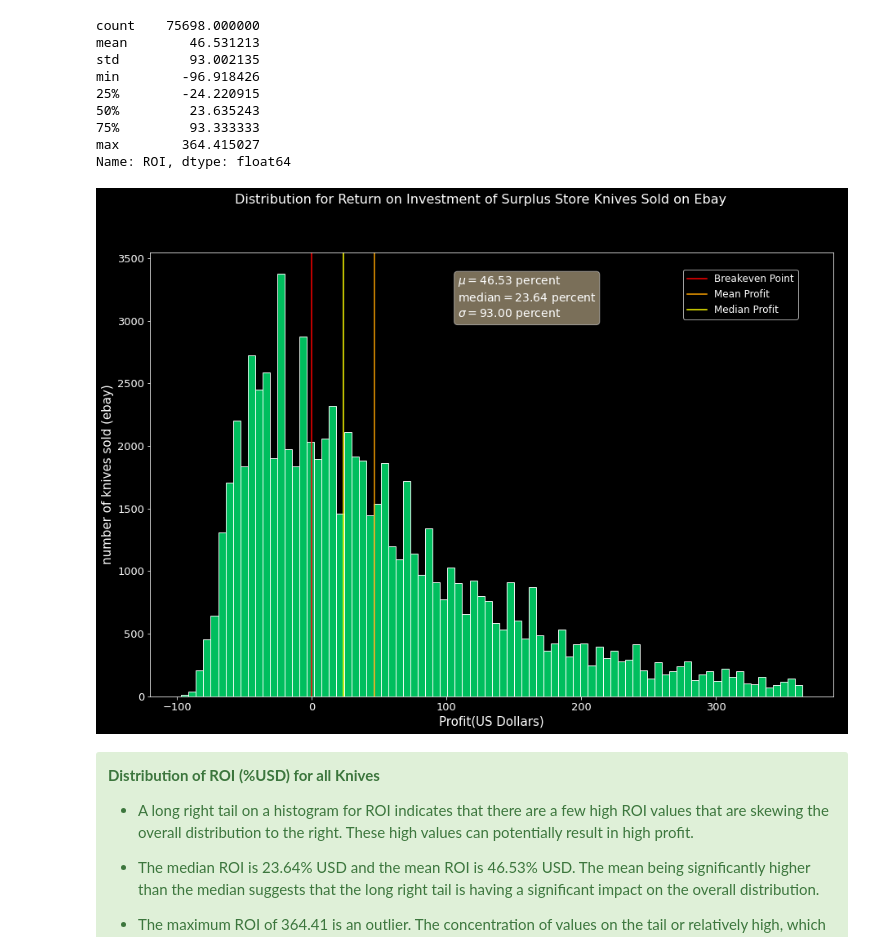
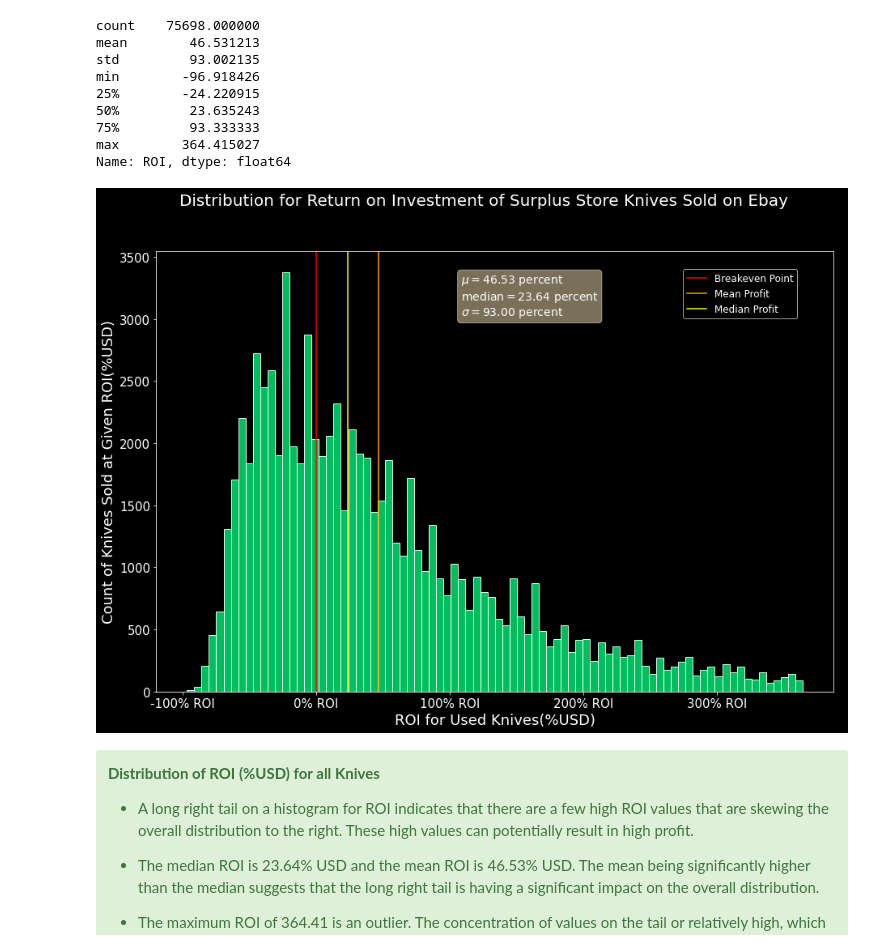
Before and after one commit to ddey117/Neural_Network_Predicting_Reseller_Success_Ebay, a Jupyter notebook: Notebooks/Obtain_Explore_Notebook.ipynb, the cells around one changed output. Cells and saved outputs as stored; diff of their text form; code cells hidden in the pictures.

```diff
--- a/Notebooks/Obtain_Explore_Notebook.ipynb
+++ b/Notebooks/Obtain_Explore_Notebook.ipynb
@@ -1077,35 +1113,51 @@ textstr = '\n'.join((
     r'$\mu= %.2f$ percent' % (mu, ),
     r'$\mathrm{median}= %.2f$ percent' % (median, ),
     r'$\sigma= %.2f$ percent' % (sigma, )))
 
 axes.axvline(x =0,
              color = 'red',
              label= 'Breakeven Point')
 axes.axvline(x = mu,
              color = 'orange',
              label= 'Mean Profit')
 axes.axvline(x =  median,
              color = 'yellow',
              label= 'Median Profit')
 
 fig.suptitle("Distribution for Return on Investment of Surplus Store Knives Sold on Ebay",
-             fontsize=16)
+             fontsize=20)
+
+
+plt.xlabel('ROI for Used Knives(%USD)',
+           fontsize=18)
+
+plt.ylabel('Count of Knives Sold at Given ROI(%USD)',
+           fontsize=18)
+
+plt.yticks(fontsize=15)
+plt.xticks(list(range(-100,400,100)),
+          ['-100% ROI','0% ROI',
+            '100% ROI','200% ROI',
+            '300% ROI'],
+           fontsize=15)
+
+
 
 fig.legend(loc=(.78, .76),
            fontsize='large')
 
 props = dict(boxstyle='round',
              facecolor='wheat',
              alpha=0.5)
 
 # place a text box in upper left in axes coords
 axes.text(0.45, 0.95, textstr, transform=axes.transAxes, fontsize=14,
         verticalalignment='top', bbox=props)
 
 
 plt.savefig('images/descriptive_analysis/dist_ROI_graph.png');
 # %% [output]
-[figure, old version]
+[figure, new version]
 # %% [markdown]
 <div class="alert alert-success">
     <b>Distribution of ROI (%USD) for all Knives</b>
```
Also changed, not shown: parts of 14 cells of this notebook, 8 other files.
